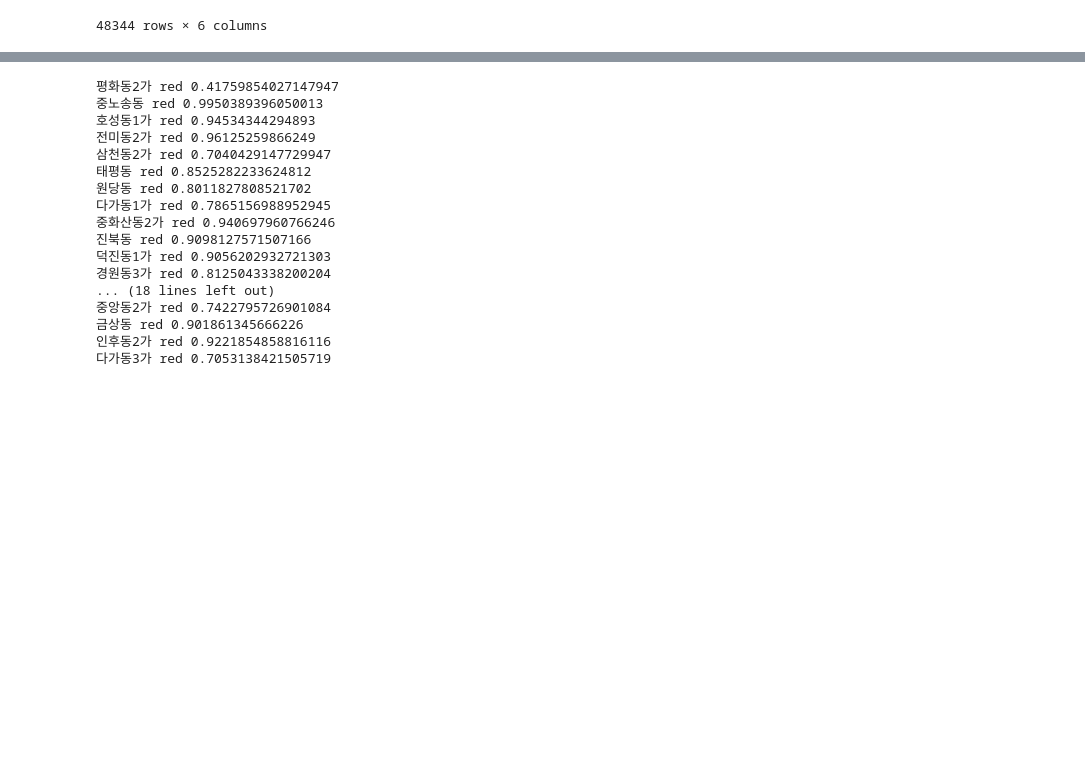
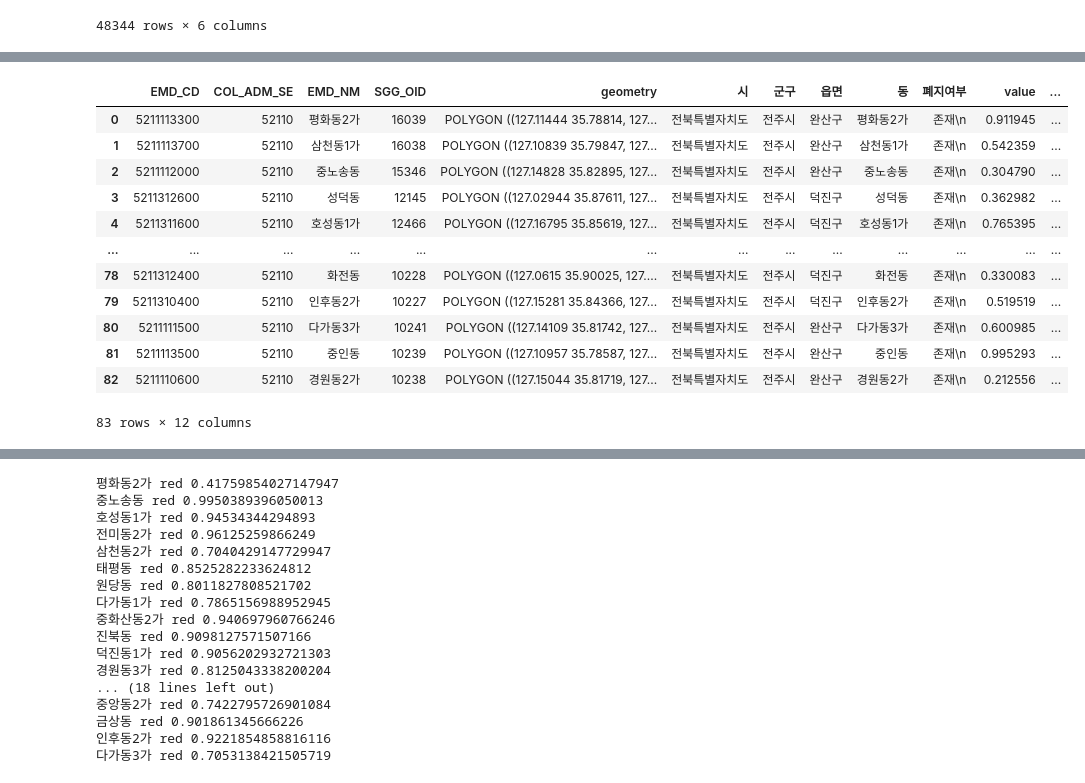
Before and after one commit to jhahncs/playground, a Jupyter notebook: map_vis/map_vis.ipynb, the cells around one changed output, grey strips where cells are left out. Saved outputs shown, nothing was run; the diff lists cells and outputs as text; code cells hidden in the pictures; blank space fills up the shorter version.

```diff
--- a/map_vis/map_vis.ipynb
+++ b/map_vis/map_vis.ipynb
@@ -113,6 +113,22 @@ def crop(im, _left_cut, _right_cut, _top_cut, _bottom_cut):
     im1 = im.crop((left, top, right, bottom))
     #im1.save(filename)
     return im1
+# %%
+result_df
+# %% [output]
+|  | EMD_CD | COL_ADM_SE | EMD_NM | SGG_OID | geometry | 시 | 군구 | 읍면 | 동 | 폐지여부 | value | ... |
+| 0 | 5211113300 | 52110 | 평화동2가 | 16039 | POLYGON ((127.11444 35.78814, 127... | 전북특별자치도 | 전주시 | 완산구 | 평화동2가 | 존재\n | 0.911945 | ... |
+| 1 | 5211113700 | 52110 | 삼천동1가 | 16038 | POLYGON ((127.10839 35.79847, 127... | 전북특별자치도 | 전주시 | 완산구 | 삼천동1가 | 존재\n | 0.542359 | ... |
+| 2 | 5211112000 | 52110 | 중노송동 | 15346 | POLYGON ((127.14828 35.82895, 127... | 전북특별자치도 | 전주시 | 완산구 | 중노송동 | 존재\n | 0.304790 | ... |
+| 3 | 5211312600 | 52110 | 성덕동 | 12145 | POLYGON ((127.02944 35.87611, 127... | 전북특별자치도 | 전주시 | 덕진구 | 성덕동 | 존재\n | 0.362982 | ... |
+| 4 | 5211311600 | 52110 | 호성동1가 | 12466 | POLYGON ((127.16795 35.85619, 127... | 전북특별자치도 | 전주시 | 덕진구 | 호성동1가 | 존재\n | 0.765395 | ... |
+| ... | ... | ... | ... | ... | ... | ... | ... | ... | ... | ... | ... | ... |
+| 78 | 5211312400 | 52110 | 화전동 | 10228 | POLYGON ((127.0615 35.90025, 127.... | 전북특별자치도 | 전주시 | 덕진구 | 화전동 | 존재\n | 0.330083 | ... |
+| 79 | 5211310400 | 52110 | 인후동2가 | 10227 | POLYGON ((127.15281 35.84366, 127... | 전북특별자치도 | 전주시 | 덕진구 | 인후동2가 | 존재\n | 0.519519 | ... |
+| 80 | 5211111500 | 52110 | 다가동3가 | 10241 | POLYGON ((127.14109 35.81742, 127... | 전북특별자치도 | 전주시 | 완산구 | 다가동3가 | 존재\n | 0.600985 | ... |
+| 81 | 5211113500 | 52110 | 중인동 | 10239 | POLYGON ((127.10957 35.78587, 127... | 전북특별자치도 | 전주시 | 완산구 | 중인동 | 존재\n | 0.995293 | ... |
+| 82 | 5211110600 | 52110 | 경원동2가 | 10238 | POLYGON ((127.15044 35.81719, 127... | 전북특별자치도 | 전주시 | 완산구 | 경원동2가 | 존재\n | 0.212556 | ... |
+83 rows × 12 columns
 # %%
 import random
 style_list = []
```
Also changed, not shown: parts of 4 cells of this notebook, 32 other files.
